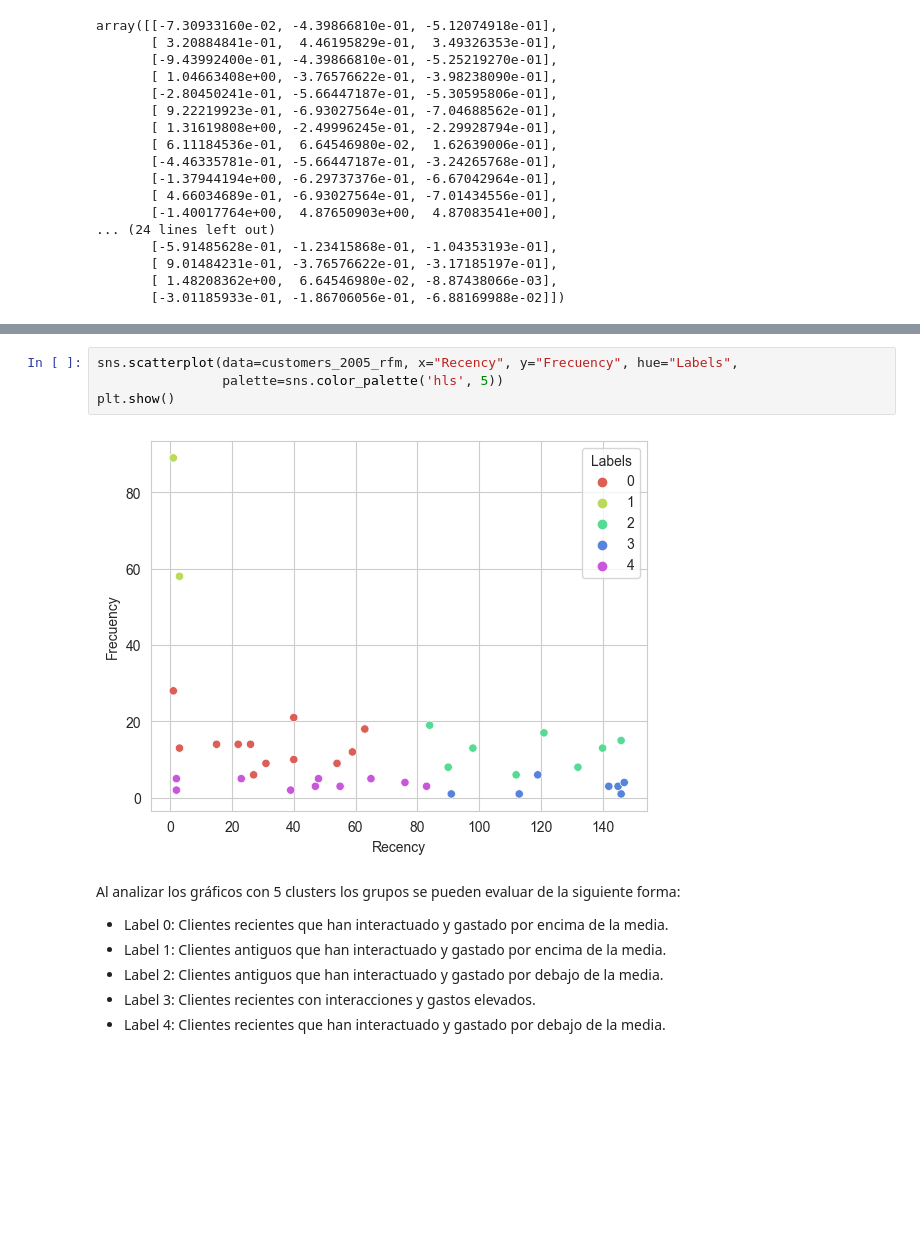
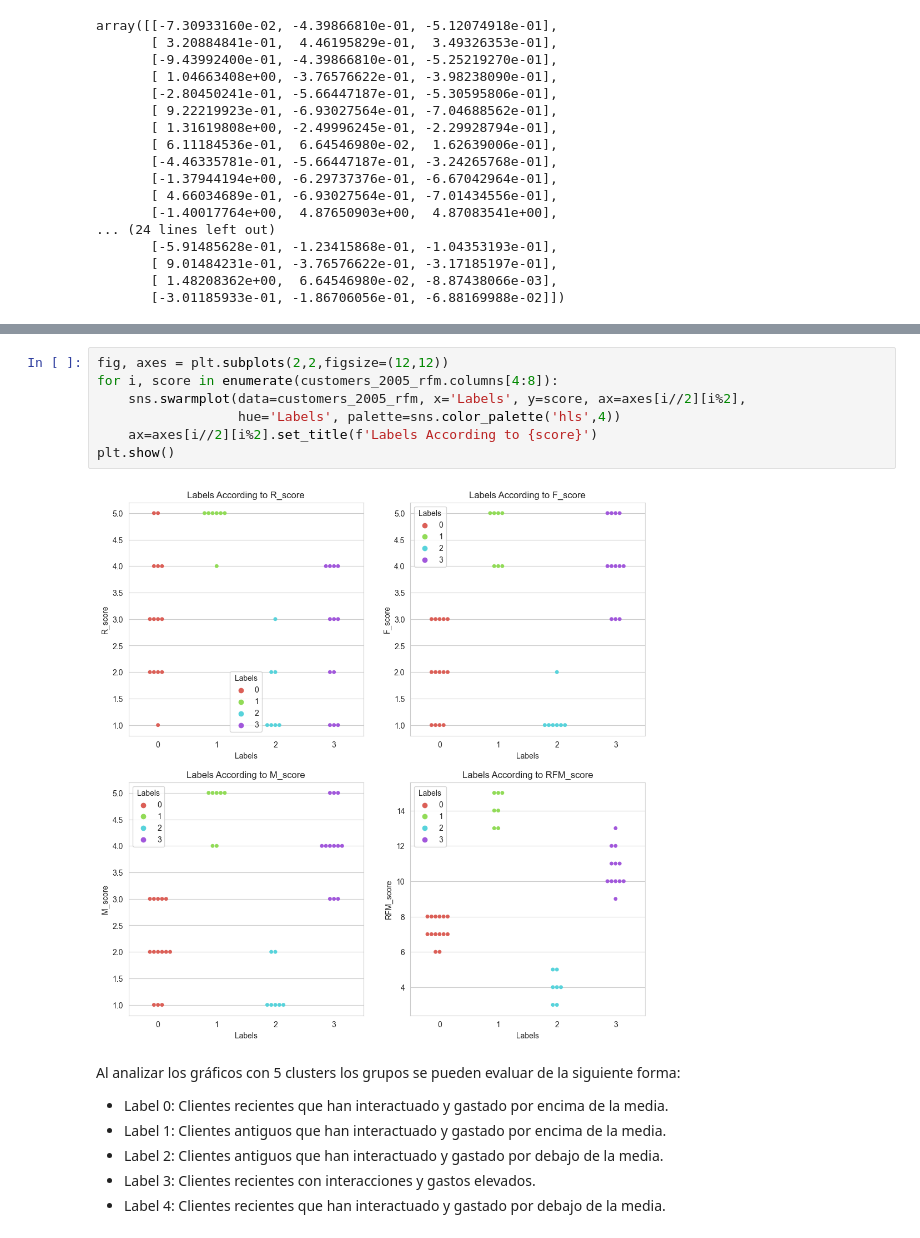
Before and after one commit to DanoSnow/NataSquad-AI-Hackathon, a Jupyter notebook: customers.ipynb, the cells around one changed output, grey strips where cells are left out. Drawn from its saved outputs; the diff is of its cells as text; blank space fills up the shorter version.

```diff
--- a/customers.ipynb
+++ b/customers.ipynb
@@ -622,9 +625,12 @@ plt.show()
-# %%
-sns.scatterplot(data=customers_2005_rfm, x="Recency", y="Frecuency", hue="Labels",
-                palette=sns.color_palette('hls', 5))
-plt.show()
-# %% [output]
-[figure, removed]
+# %%
+fig, axes = plt.subplots(2,2,figsize=(12,12))
+for i, score in enumerate(customers_2005_rfm.columns[4:8]):
+    sns.swarmplot(data=customers_2005_rfm, x='Labels', y=score, ax=axes[i//2][i%2],
+                  hue='Labels', palette=sns.color_palette('hls',4))
+    ax=axes[i//2][i%2].set_title(f'Labels According to {score}')
+plt.show()
+# %% [output]
+[figure, added]
 # %% [markdown]
 Al analizar los gráficos con 5 clusters los grupos se pueden evaluar de la siguiente forma:
    - Label 0: Clientes recientes que han interactuado y gastado por encima de la media.
```
Also changed, not shown: parts of 13 cells of this notebook.
